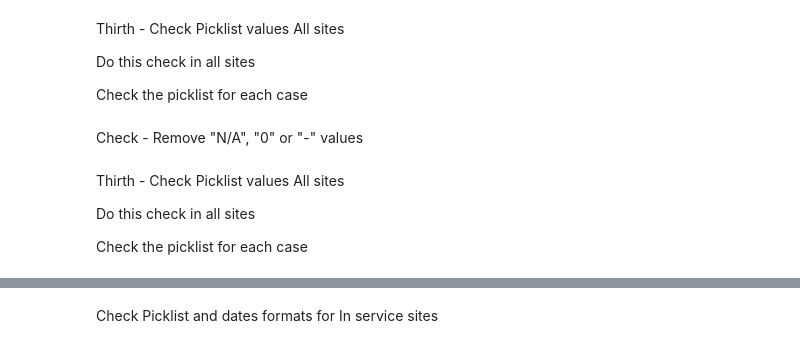
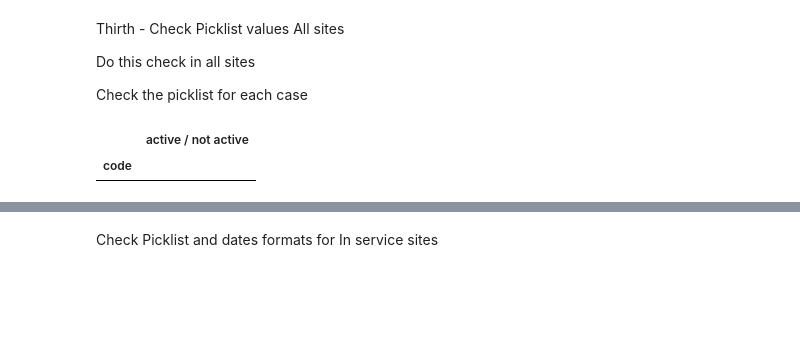
Before and after one commit to emerenan/xlsx_validation, a Jupyter notebook: hu_validations.ipynb, the cells around one changed output, grey strips where cells are left out. Cells and saved outputs as stored; diff of their text form; code cells hidden in the pictures; blank space fills up the shorter version.

Commit message:
Fit function in each cel

```diff
--- a/hu_validations.ipynb
+++ b/hu_validations.ipynb
@@ -1166,0 +82,15 @@ df_cols
+# %%
+"""Check Columns Received"""
+def check_columns_received(df, bill_cols):
+    twdb_col = lower_str(list(df.columns))
+    col_miss = [i for i in bill_cols if i not in twdb_col]
+    """
+    for i in bill_cols:
+        if i not in twdb_col:
+            col_miss.append(i)"""
+    df_col_missing = pd.DataFrame(col_miss, columns=['Column(s) Missing'], index=range(len(col_miss)))
+    return df_col_missing
+
+df_cols = check_columns_received(towerdb, list(msa.columns))
+df_cols
+#No columns missing
@@ -1241,5 +181,3 @@ Thirth - Check Picklist values All sites
 Do this check in all sites
 
 Check the picklist for each case
-# %% [markdown]
-Check - Remove "N/A", "0" or "-" values
@@ -1254,6 +183,0 @@ towerdb = replace_values(towerdb, bill_cols)
-# %% [markdown]
-Thirth - Check Picklist values All sites
-
-Do this check in all sites
-
-Check the picklist for each case
@@ -1267,0 +184,46 @@ df_general_pick
+# %%
+def check_picklist_v1(df,df_index,df_status, df_cols, picklist_dict):
+    from collections import defaultdict
+
+    df_picklist = df[df_cols].fillna('')
+    df_picklist = df_picklist.to_dict(orient='list')
+
+    new_dic = defaultdict(list)
+    """for id in df_picklist[df_index]:
+        if id not in new_dic.keys():
+            new_dic[df_index].append(id)"""
+
+    for column in set(picklist_dict.keys()):
+        for value in df_picklist[column]:
+            if value not in set(picklist_dict[column]):
+                if pd.isnull(value) or pd.isna(value) or value=='' or value=='nan':
+                    new_dic[column].append('Blank Value')
+                else:
+                    new_dic[column].append(f'Incorrect value: {value}')
+            else:
+                new_dic[column].append('Ok!')
+
+    df_errors = pd.DataFrame(new_dic)
+    df_errors = df_errors.replace('Ok!', np.nan)
+    df_errors[df_index] = df[df_index]
+    df_errors = df_errors.set_index(df_index)
+    df_errors = df_errors.dropna(how='all', axis=0)
+    df_errors = df_errors.dropna(how='all', axis=1)
+    df_errors = df_errors.reset_index()
+
+    df = df[[df_index, df_status]]
+    df_errors = pd.merge(df_errors,df, how='left', on=[df_index])
+    df_errors = df_errors.set_index(df_index)
+    df_errors = df_errors[[df_status]+ df_errors.columns[:-1].tolist()]
+    #df_errors = df_errors.reset_index()
+    return df_errors
+
+picklist_tw_general = {
+    'categorization by transmission sys': ['Macro', 'Macro+DAS', 'Public DAS','Transmission']
+}
+pick_col_general = ['categorization by transmission sys']
+
+df_general_pick = check_picklist_v1(towerdb, tw_index,tw_status, pick_col_general, picklist_tw_general)
+# %% [output]
+|  | active / not active |
+| code |  |
```
Also changed, not shown: parts of 56 cells of this notebook.
